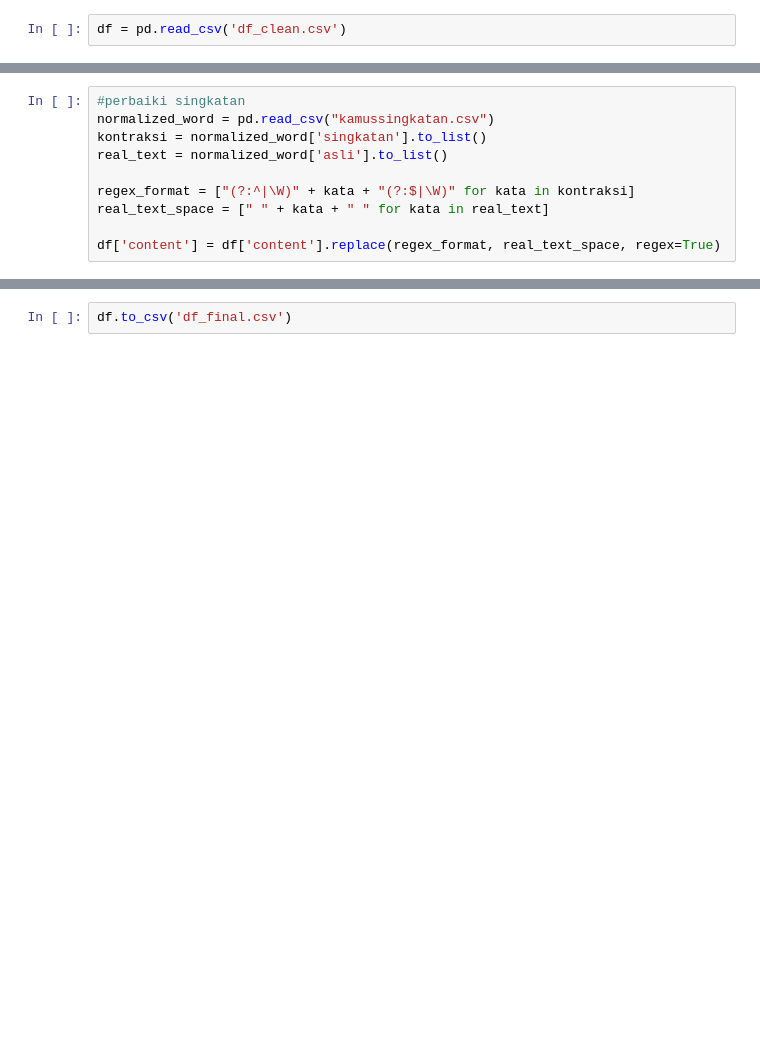
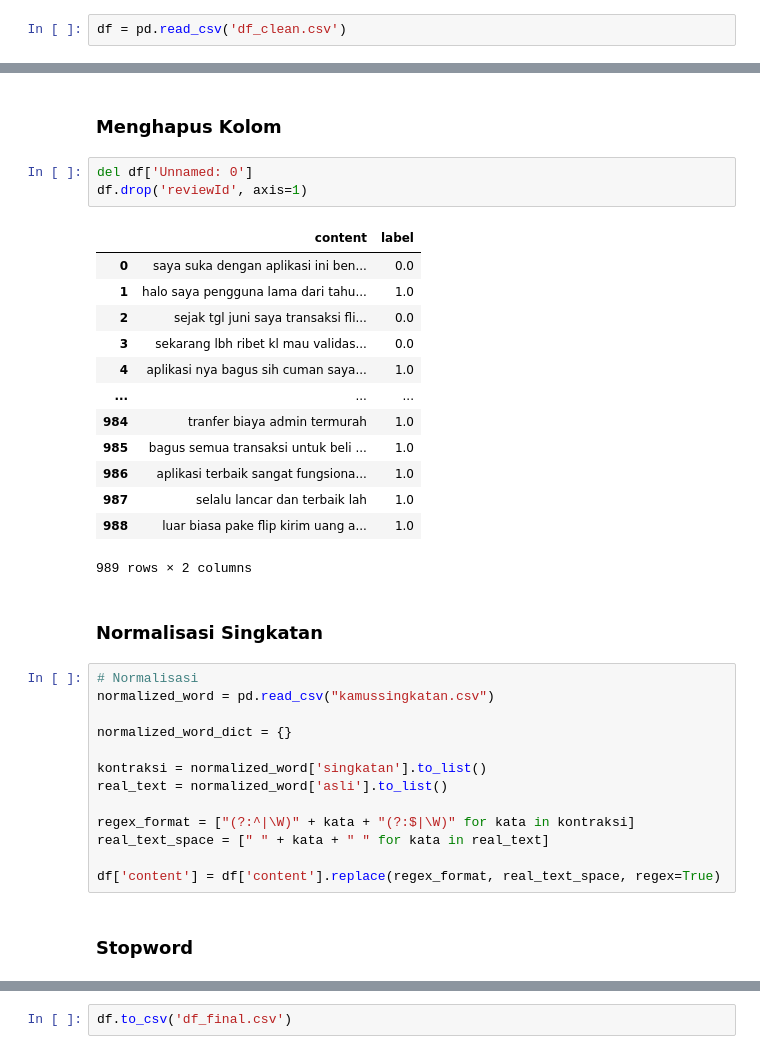
Before and after one commit to Bennyhp/PA-KB-B1-20, a Jupyter notebook: preprocessing_2.ipynb, the cells around one changed output, grey strips where cells are left out. Saved outputs shown, nothing was run; the diff lists cells and outputs as text; blank space fills up the shorter version.

```diff
--- a/preprocessing_2.ipynb
+++ b/preprocessing_2.ipynb
@@ -6,6 +26,30 @@ df = pd.read_csv('df_clean.csv')
+# %% [markdown]
+### Menghapus Kolom
+# %%
+del df['Unnamed: 0']
+df.drop('reviewId', axis=1)
+# %% [output]
+|  | content | label |
+| 0 | saya suka dengan aplikasi ini ben... | 0.0 |
+| 1 | halo saya pengguna lama dari tahu... | 1.0 |
+| 2 | sejak tgl juni saya transaksi fli... | 0.0 |
+| 3 | sekarang lbh ribet kl mau validas... | 0.0 |
+| 4 | aplikasi nya bagus sih cuman saya... | 1.0 |
+| ... | ... | ... |
+| 984 | tranfer biaya admin termurah | 1.0 |
+| 985 | bagus semua transaksi untuk beli ... | 1.0 |
+| 986 | aplikasi terbaik sangat fungsiona... | 1.0 |
+| 987 | selalu lancar dan terbaik lah | 1.0 |
+| 988 | luar biasa pake flip kirim uang a... | 1.0 |
+989 rows × 2 columns
+# %% [markdown]
+### Normalisasi Singkatan
 # %%
-#perbaiki singkatan
+# Normalisasi
 normalized_word = pd.read_csv("kamussingkatan.csv")
+
+normalized_word_dict = {}
+
 kontraksi = normalized_word['singkatan'].to_list()
 real_text = normalized_word['asli'].to_list()
 
@@ -13,4 +57,6 @@ regex_format = ["(?:^|\W)" + kata + "(?:$|\W)" for kata in kontraksi]
 real_text_space = [" " + kata + " " for kata in real_text]
 
 df['content'] = df['content'].replace(regex_format, real_text_space, regex=True)
+# %% [markdown]
+### Stopword
 # %%
```
Also changed, not shown: parts of 16 cells of this notebook.
